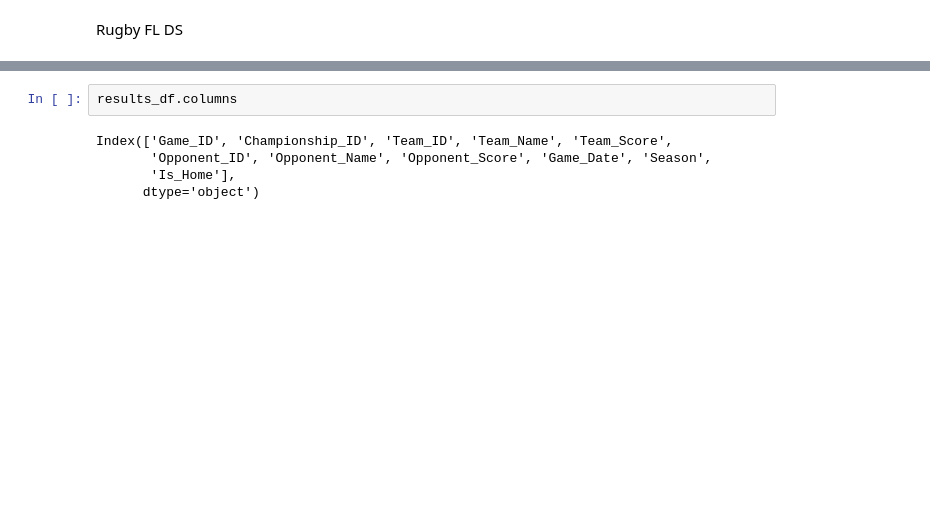
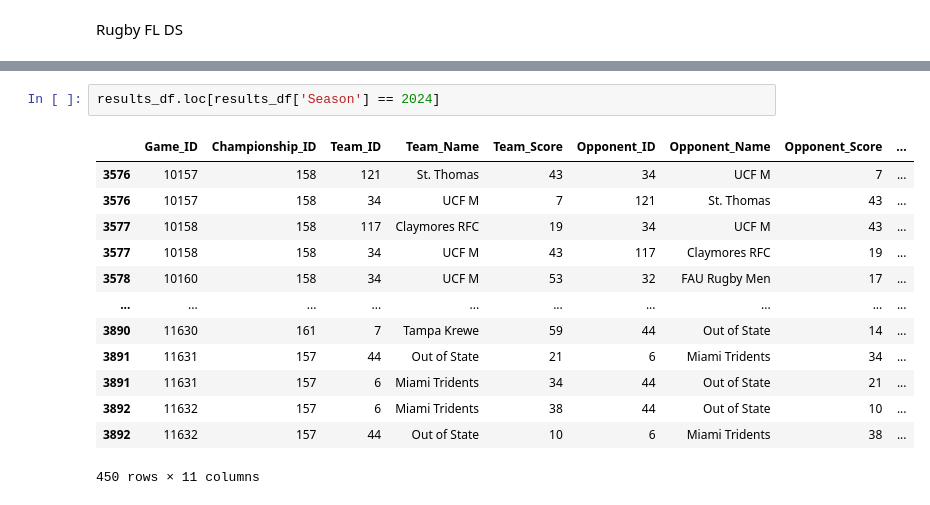
Before and after one commit to mateovg/rugbyfl-ds, a Jupyter notebook: notebook.ipynb, the cells around one changed output, grey strips where cells are left out. Cells and saved outputs as stored; diff of their text form; blank space fills up the shorter version.

```diff
--- a/notebook.ipynb
+++ b/notebook.ipynb
@@ -166,13 +170,22 @@ class Elo:
         new teams joining.
         """
         return int(elo * 0.75 + 1505 * 0.25)
-# %%
-results_df.columns
-# %% [output]
-Index(['Game_ID', 'Championship_ID', 'Team_ID', 'Team_Name', 'Team_Score',
-       'Opponent_ID', 'Opponent_Name', 'Opponent_Score', 'Game_Date', 'Season',
-       'Is_Home'],
-      dtype='object')
+# %%
+results_df.loc[results_df['Season'] == 2024]
+# %% [output]
+|  | Game_ID | Championship_ID | Team_ID | Team_Name | Team_Score | Opponent_ID | Opponent_Name | Opponent_Score | ... |
+| 3576 | 10157 | 158 | 121 | St. Thomas | 43 | 34 | UCF M | 7 | ... |
+| 3576 | 10157 | 158 | 34 | UCF M | 7 | 121 | St. Thomas | 43 | ... |
+| 3577 | 10158 | 158 | 117 | Claymores RFC | 19 | 34 | UCF M | 43 | ... |
+| 3577 | 10158 | 158 | 34 | UCF M | 43 | 117 | Claymores RFC | 19 | ... |
+| 3578 | 10160 | 158 | 34 | UCF M | 53 | 32 | FAU Rugby Men | 17 | ... |
+| ... | ... | ... | ... | ... | ... | ... | ... | ... | ... |
+| 3890 | 11630 | 161 | 7 | Tampa Krewe | 59 | 44 | Out of State | 14 | ... |
+| 3891 | 11631 | 157 | 44 | Out of State | 21 | 6 | Miami Tridents | 34 | ... |
+| 3891 | 11631 | 157 | 6 | Miami Tridents | 34 | 44 | Out of State | 21 | ... |
+| 3892 | 11632 | 157 | 6 | Miami Tridents | 38 | 44 | Out of State | 10 | ... |
+| 3892 | 11632 | 157 | 44 | Out of State | 10 | 6 | Miami Tridents | 38 | ... |
+450 rows × 11 columns
 # %%
 elo = Elo(results_df)
 
```
Also changed, not shown: parts of 8 cells of this notebook, 2 other files.
